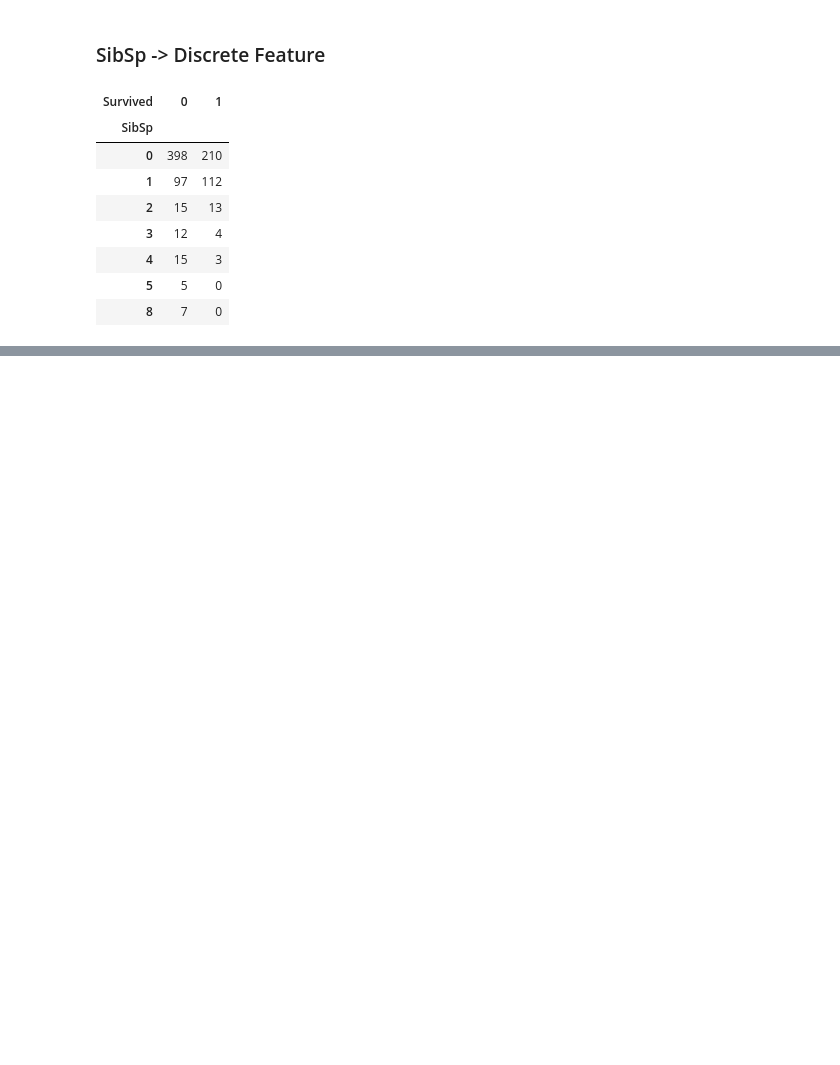
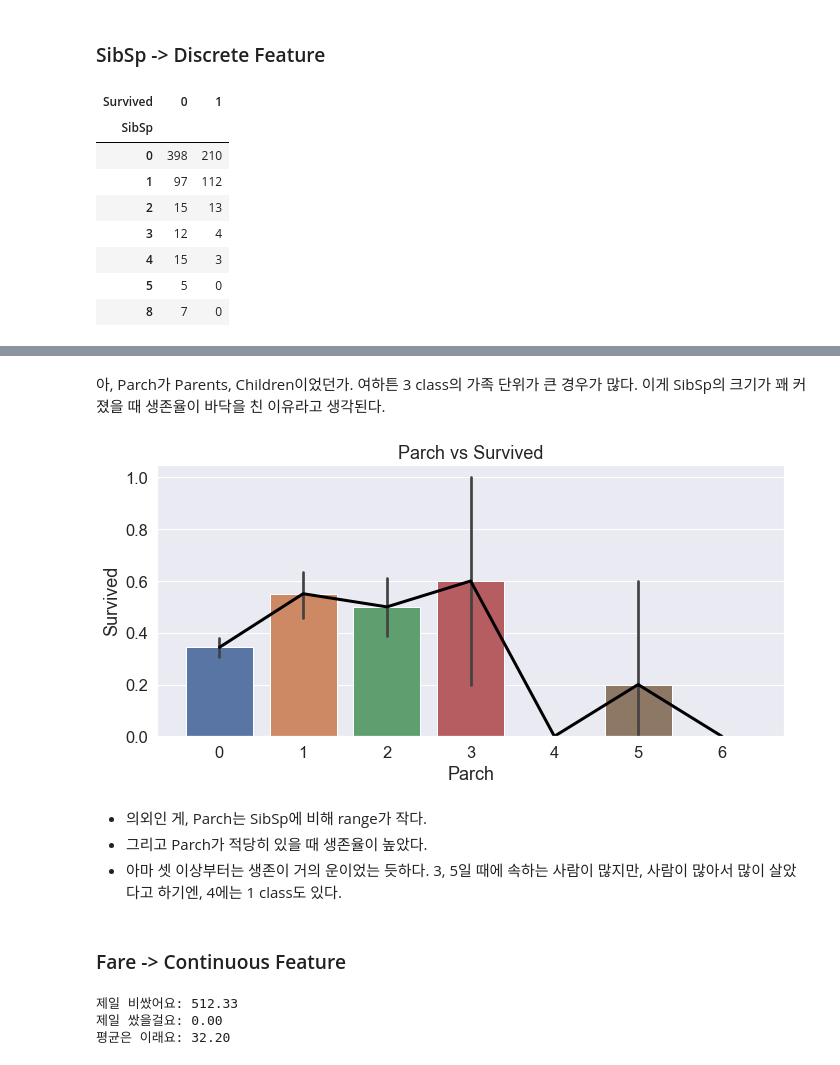
Before and after one commit to Myul23/Kaggle-Curriculum, a Jupyter notebook: Tabular data - Binary classification/Titanic - Machine Learning from Disaster/2. EDA To Prediction.ipynb, the cells around one changed output, grey strips where cells are left out. Saved outputs shown, nothing was run; the diff lists cells and outputs as text; code cells hidden in the pictures; blank space fills up the shorter version.

```diff
--- a/Tabular data - Binary classification/Titanic - Machine Learning from Disaster/2. EDA To Prediction.ipynb
+++ b/Tabular data - Binary classification/Titanic - Machine Learning from Disaster/2. EDA To Prediction.ipynb
@@ -372,0 +424,30 @@ plt.show()
+# %% [markdown]
+아, Parch가 Parents, Children이었던가. 여하튼 3 class의 가족 단위가 큰 경우가 많다. 이게 SibSp의 크기가 꽤 커졌을 때 생존율이 바닥을 친 이유라고 생각된다.
+# %%
+
+# plt.plot(data[["SibSp", "Survived"]].groupby("SibSp")["Survived"].mean(), c="black")
+# sns.factorplot("SibSp", "Survived", data=data)
+plt.figure(figsize=(10, 5))
+
+sns.barplot("Parch", "Survived", data=data)
+plt.plot(data[["Parch", "Survived"]].groupby("Parch")["Survived"].mean(),
+         c="black", linewidth=3)
+
+plt.title("Parch vs Survived")
+plt.show()
+# %% [output]
+[figure, added]
+# %% [markdown]
+- 의외인 게, Parch는 SibSp에 비해 range가 작다.
+- 그리고 Parch가 적당히 있을 때 생존율이 높았다.
+- 아마 셋 이상부터는 생존이 거의 운이었는 듯하다. 3, 5일 때에 속하는 사람이 많지만, 사람이 많아서 많이 살았다고 하기엔, 4에는 1 class도 있다.
+# %% [markdown]
+### Fare -> Continuous Feature
+# %%
+print(f"제일 비쌌어요: {data.Fare.max():.2f}",
+      f"제일 쌌을걸요: {data.Fare.min():.2f}",
+      f"평균은 이래요: {data.Fare.mean():.2f}", sep="\n")
+# %% [output]
+제일 비쌌어요: 512.33
+제일 쌌을걸요: 0.00
+평균은 이래요: 32.20
```
Also changed, not shown: parts of 30 cells of this notebook, 8 other files.
